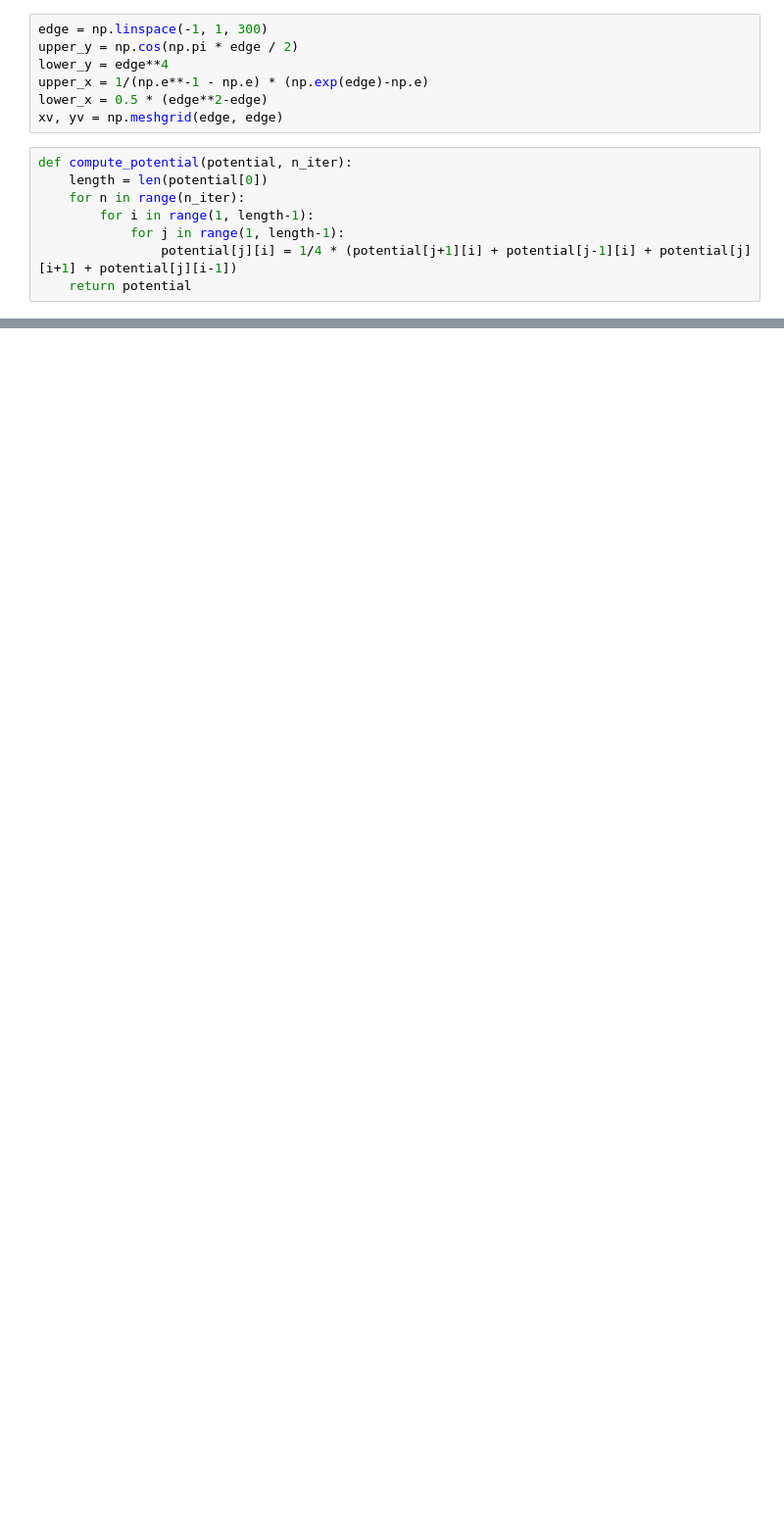
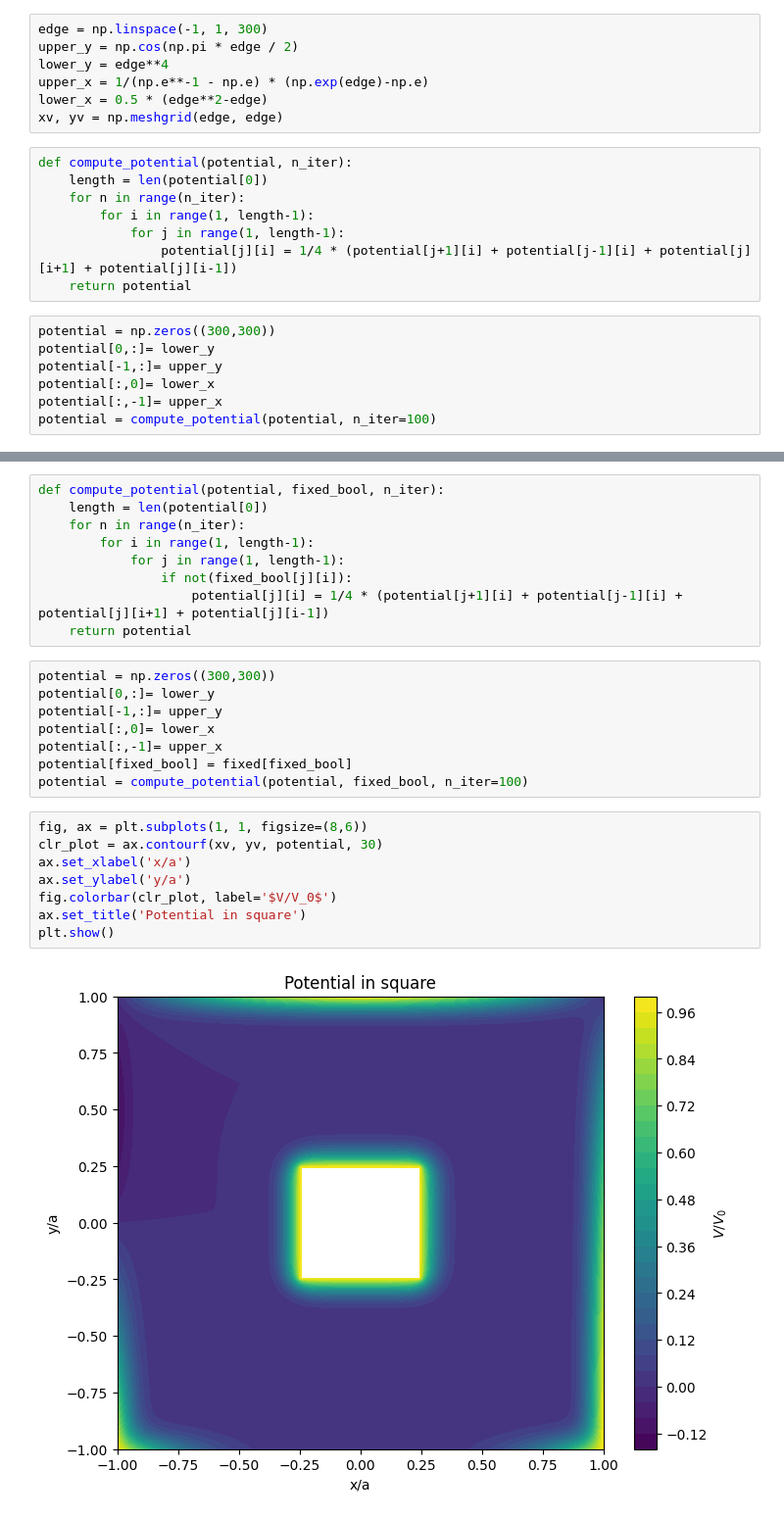
Before and after one commit to phamtrungkien8904/BachelorThesis, a Jupyter notebook: poisson.ipynb, the cells around one changed output, grey strips where cells are left out. Shown at 98% size. Saved outputs shown, nothing was run; the diff lists cells and outputs as text; blank space fills up the shorter version.

```diff
--- a/poisson.ipynb
+++ b/poisson.ipynb
@@ -19,6 +16,13 @@ def compute_potential(potential, n_iter):
             for j in range(1, length-1):
                 potential[j][i] = 1/4 * (potential[j+1][i] + potential[j-1][i] + potential[j][i+1] + potential[j][i-1])
     return potential
+# %%
+potential = np.zeros((300,300))
+potential[0,:]= lower_y
+potential[-1,:]= upper_y
+potential[:,0]= lower_x
+potential[:,-1]= upper_x
+potential = compute_potential(potential, n_iter=100)
 # %%
 fig, ax = plt.subplots(1, 1, figsize=(8,6))
 clr_plot = ax.contourf(xv, yv, potential, 30)
@@ -35,0 +49,27 @@ def potential_block(x, y):
+# %%
+def compute_potential(potential, fixed_bool, n_iter):
+    length = len(potential[0])
+    for n in range(n_iter):
+        for i in range(1, length-1):
+            for j in range(1, length-1):
+                if not(fixed_bool[j][i]):
+                    potential[j][i] = 1/4 * (potential[j+1][i] + potential[j-1][i] + potential[j][i+1] + potential[j][i-1])
+    return potential
+# %%
+potential = np.zeros((300,300))
+potential[0,:]= lower_y
+potential[-1,:]= upper_y
+potential[:,0]= lower_x
+potential[:,-1]= upper_x
+potential[fixed_bool] = fixed[fixed_bool]
+potential = compute_potential(potential, fixed_bool, n_iter=100)
+# %%
+fig, ax = plt.subplots(1, 1, figsize=(8,6))
+clr_plot = ax.contourf(xv, yv, potential, 30)
+ax.set_xlabel('x/a')
+ax.set_ylabel('y/a')
+fig.colorbar(clr_plot, label='$V/V_0$')
+ax.set_title('Potential in square')
+plt.show()
+# %% [output]
+[figure, added]
```
Also changed, not shown: parts of 3 cells of this notebook, 1 other file.
